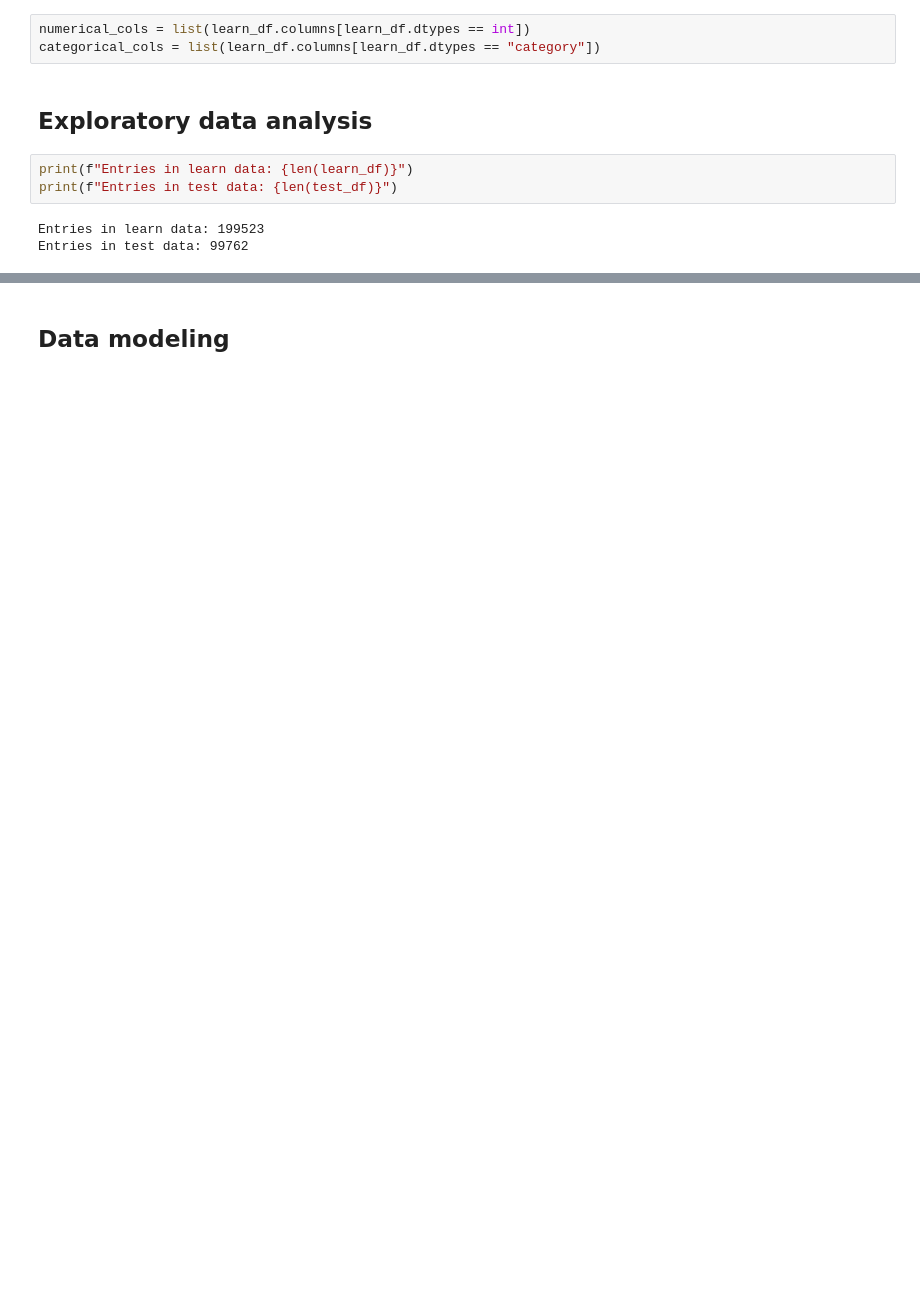
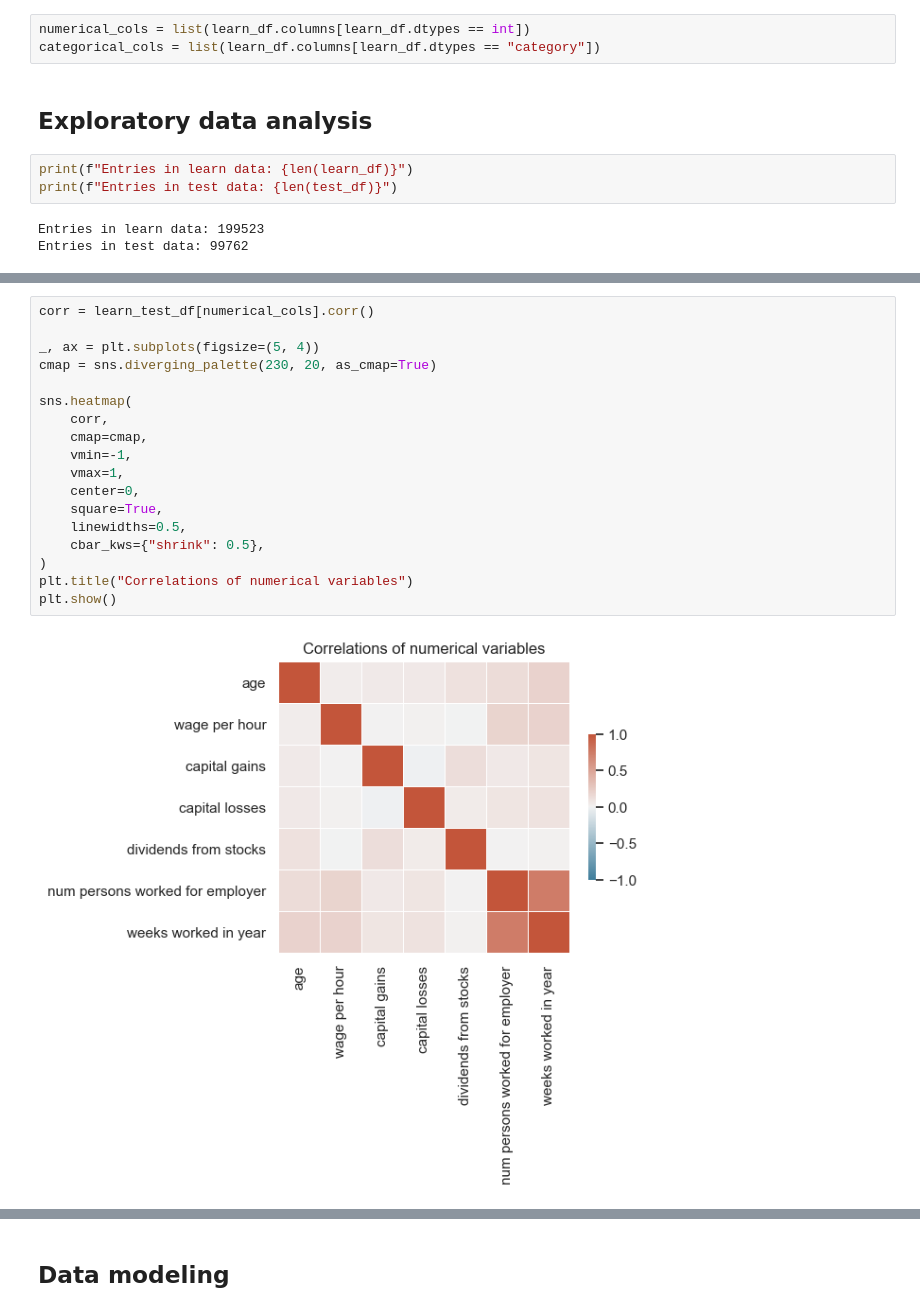
Before and after one commit to antonindurieux/US_census_analysis, a Jupyter notebook: us_census_analysis.ipynb, the cells around one changed output, grey strips where cells are left out. Saved outputs shown, nothing was run; the diff lists cells and outputs as text; blank space fills up the shorter version.

```diff
--- a/us_census_analysis.ipynb
+++ b/us_census_analysis.ipynb
@@ -149,0 +129,20 @@ interactive(children=(Dropdown(description='variable', options=('class of worker
+# %%
+corr = learn_test_df[numerical_cols].corr()
+
+_, ax = plt.subplots(figsize=(5, 4))
+cmap = sns.diverging_palette(230, 20, as_cmap=True)
+
+sns.heatmap(
+    corr,
+    cmap=cmap,
+    vmin=-1,
+    vmax=1,
+    center=0,
+    square=True,
+    linewidths=0.5,
+    cbar_kws={"shrink": 0.5},
+)
+plt.title("Correlations of numerical variables")
+plt.show()
+# %% [output]
+[figure, added]
```
Also changed, not shown: parts of 23 cells of this notebook, 2 other files.
